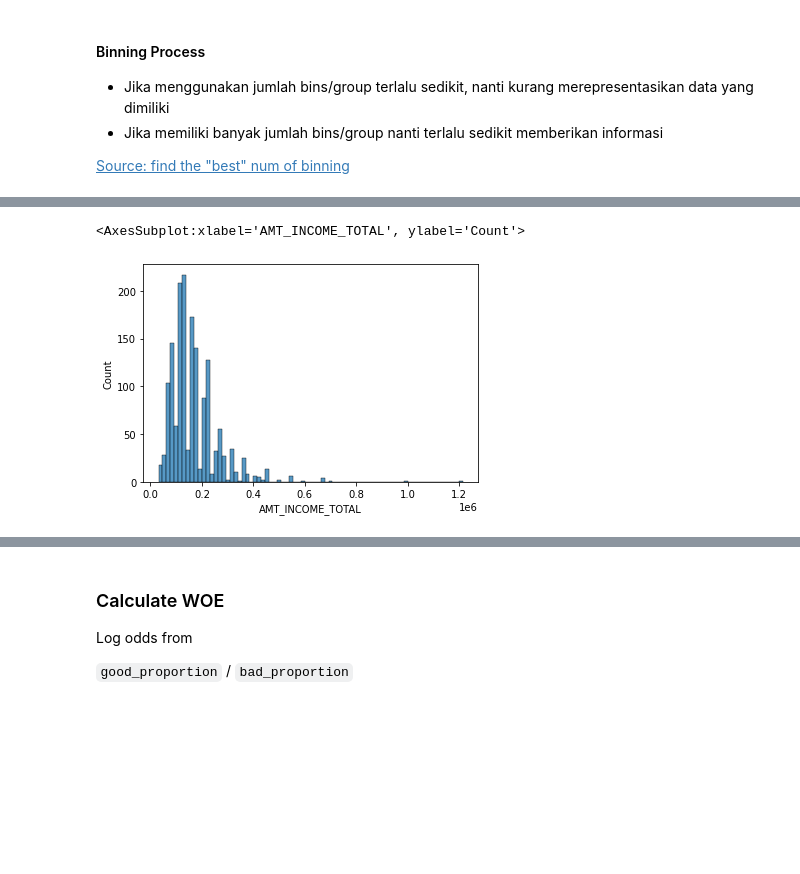
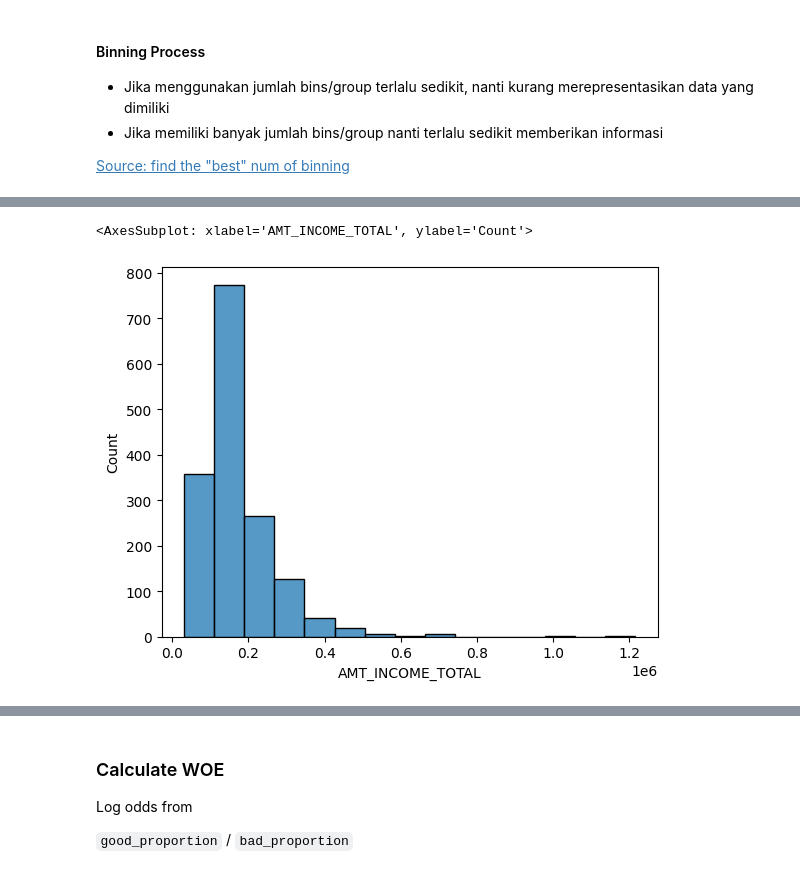
Before and after one commit to shandytp/learn_credit_score, a Jupyter notebook: 03-woe-and-iv.ipynb, the cells around one changed output, grey strips where cells are left out. Saved outputs shown, nothing was run; the diff lists cells and outputs as text; code cells hidden in the pictures; blank space fills up the shorter version.

```diff
--- a/03-woe-and-iv.ipynb
+++ b/03-woe-and-iv.ipynb
@@ -48,2 +47,0 @@ num_cols = ["AMT_INCOME_TOTAL", "AMT_CREDIT",
-# %%
-dataset = dataset[num_cols].copy()
@@ -66,5 +48,5 @@ dataset
 # %%
-sns.histplot(data = dataset, x = "AMT_INCOME_TOTAL")
+sns.histplot(data = dataset, x = "AMT_INCOME_TOTAL", bins=15)
 # %% [output]
-<AxesSubplot:xlabel='AMT_INCOME_TOTAL', ylabel='Count'>
+<AxesSubplot: xlabel='AMT_INCOME_TOTAL', ylabel='Count'>
-[figure, old version]
+[figure, new version]
```
Also changed, not shown: parts of 49 cells of this notebook.
